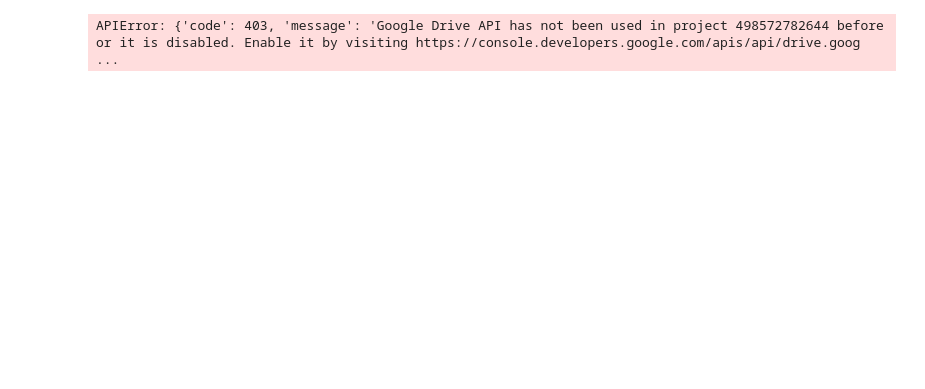
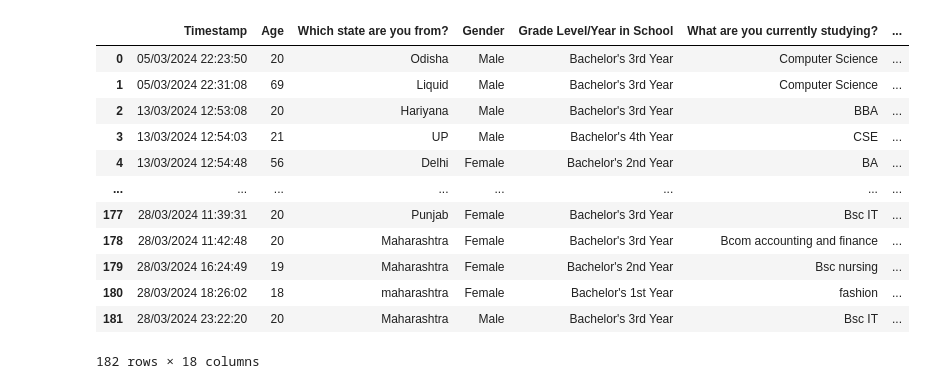
Before and after one commit to TANMAY0704/Minor-project, a Jupyter notebook: test.ipynb, the cells around one changed output. Saved outputs shown, nothing was run; the diff lists cells and outputs as text; code cells hidden in the pictures; blank space fills up the shorter version.

```diff
--- a/test.ipynb
+++ b/test.ipynb
@@ -28,38 +17,21 @@ nltk.data.path.append("/path/to/nltk_data")
-# %%
-import gspread
-from oauth2client.service_account import ServiceAccountCredentials
-import pandas as pd
-
-# Define the scope
-scope = ['https://spreadsheets.google.com/feeds',
-         'https://www.googleapis.com/auth/drive']
-
-# Add credentials to the account
-creds = ServiceAccountCredentials.from_json_keyfile_name('credentials.json', scope)
-
-# Authorize the client
-client = gspread.authorize(creds)
-
-# Open the Google Form responses spreadsheet
-sheet = client.open('Your Google Form Responses').sheet1
-
-# Get all values from the sheet
-response_values = sheet.get_all_values()
-
-# Assuming the first row contains headers, and the rest are responses
-headers = response_values[0]
-responses = response_values[1:]
-
-# Convert responses to DataFrame
-new_responses_df = pd.DataFrame(responses, columns=headers)
-
-# Load existing dataset from CSV
-existing_data = pd.read_csv('Student Mental Wellness Survey (Responses) - Form responses 1.csv')
-
-# Combine existing dataset with new responses
-data = pd.concat([existing_data, new_responses_df], ignore_index=True)
-# %% [output]
-APIError: {'code': 403, 'message': 'Google Drive API has not been used in project 498572782644 before or it is disabled. Enable it by visiting https://console.developers.google.com/apis/api/drive.goog ...
+# %%
+data = pd.read_csv('Student Mental Wellness Survey (Responses) - Form responses 1.csv')
+
+data
+# %% [output]
+|  | Timestamp | Age | Which state are you from? | Gender | Grade Level/Year in School | What are you currently studying? | ... |
+| 0 | 05/03/2024 22:23:50 | 20 | Odisha | Male | Bachelor's 3rd Year | Computer Science | ... |
+| 1 | 05/03/2024 22:31:08 | 69 | Liquid | Male | Bachelor's 3rd Year | Computer Science | ... |
+| 2 | 13/03/2024 12:53:08 | 20 | Hariyana | Male | Bachelor's 3rd Year | BBA | ... |
+| 3 | 13/03/2024 12:54:03 | 21 | UP | Male | Bachelor's 4th Year | CSE | ... |
+| 4 | 13/03/2024 12:54:48 | 56 | Delhi | Female | Bachelor's 2nd Year | BA | ... |
+| ... | ... | ... | ... | ... | ... | ... | ... |
+| 177 | 28/03/2024 11:39:31 | 20 | Punjab | Female | Bachelor's 3rd Year | Bsc IT | ... |
+| 178 | 28/03/2024 11:42:48 | 20 | Maharashtra | Female | Bachelor's 3rd Year | Bcom accounting and finance | ... |
+| 179 | 28/03/2024 16:24:49 | 19 | Maharashtra | Female | Bachelor's 2nd Year | Bsc nursing | ... |
+| 180 | 28/03/2024 18:26:02 | 18 | maharashtra | Female | Bachelor's 1st Year | fashion | ... |
+| 181 | 28/03/2024 23:22:20 | 20 | Maharashtra | Male | Bachelor's 3rd Year | Bsc IT | ... |
+182 rows × 18 columns
 # %%
 data.columns = [f'X{i}' for i in range(1, len(data.columns) + 1)]
 data = data.iloc[:, 1:]
```
Also changed, not shown: parts of 10 cells of this notebook, 14 other files.
